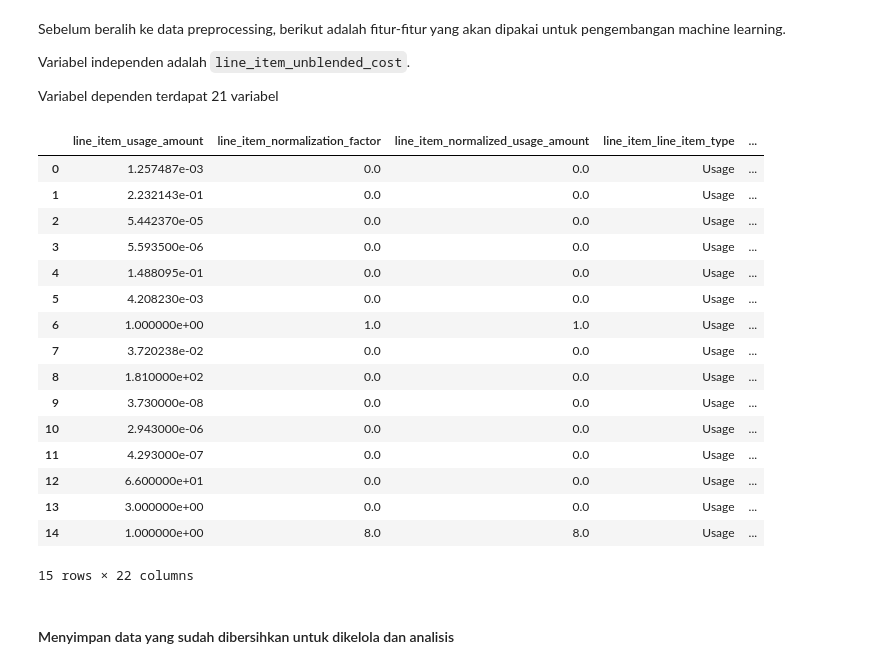
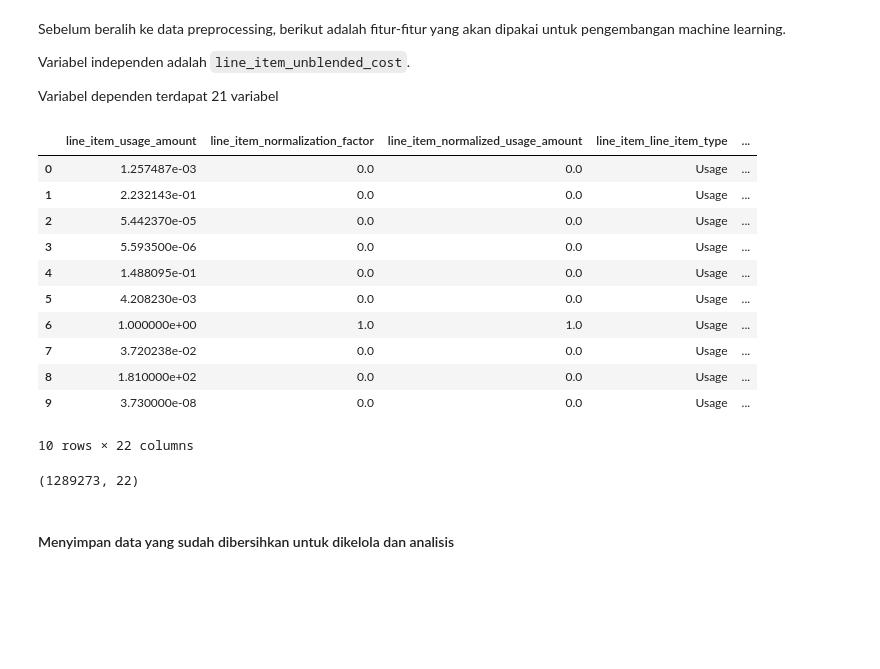
Before and after one commit to diyangraditya/thesis, a Jupyter notebook: Notebooks/main.ipynb, the cells around one changed output. Cells and saved outputs as stored; diff of their text form; code cells hidden in the pictures; blank space fills up the shorter version.

```diff
--- a/Notebooks/main.ipynb
+++ b/Notebooks/main.ipynb
@@ -650,0 +695,13 @@ detail kolom `hour_of_day` : jam
+# %%
+# Mendefinisikan list kolom yang berisi data teks/kategorikal
+teks_columns = [
+    "line_item_line_item_type", "line_item_usage_type", "line_item_operation",
+    "product_region", "product_to_location", "product_from_location",
+    "product_transfer_type", "line_item_product_code", "product_product_family",
+    "pricing_term", "pricing_unit", "resource_tags_user_customer",
+    "resource_tags_user_project", "resource_tags_user_project_owner",
+    "resource_tags_user_tech_owner"
+]
+
+# OPSI 2: Mengubah menjadi tipe 'category'
+df_cleaned1[teks_columns] = df_cleaned1[teks_columns].astype("category")
@@ -741,25 +787,24 @@ Variabel independen adalah `line_item_unblended_cost`.
 
 Variabel dependen terdapat 21 variabel
 # %%
-df_cleaned1.head(15)
+df_cleaned1.head(10)
 # %% [output]
 |  | line_item_usage_amount | line_item_normalization_factor | line_item_normalized_usage_amount | line_item_line_item_type | ... |
 | 0 | 1.257487e-03 | 0.0 | 0.0 | Usage | ... |
 | 1 | 2.232143e-01 | 0.0 | 0.0 | Usage | ... |
 | 2 | 5.442370e-05 | 0.0 | 0.0 | Usage | ... |
 | 3 | 5.593500e-06 | 0.0 | 0.0 | Usage | ... |
 | 4 | 1.488095e-01 | 0.0 | 0.0 | Usage | ... |
 | 5 | 4.208230e-03 | 0.0 | 0.0 | Usage | ... |
 | 6 | 1.000000e+00 | 1.0 | 1.0 | Usage | ... |
 | 7 | 3.720238e-02 | 0.0 | 0.0 | Usage | ... |
 | 8 | 1.810000e+02 | 0.0 | 0.0 | Usage | ... |
 | 9 | 3.730000e-08 | 0.0 | 0.0 | Usage | ... |
-| 10 | 2.943000e-06 | 0.0 | 0.0 | Usage | ... |
-| 11 | 4.293000e-07 | 0.0 | 0.0 | Usage | ... |
-| 12 | 6.600000e+01 | 0.0 | 0.0 | Usage | ... |
-| 13 | 3.000000e+00 | 0.0 | 0.0 | Usage | ... |
-| 14 | 1.000000e+00 | 8.0 | 8.0 | Usage | ... |
-15 rows × 22 columns
+10 rows × 22 columns
+# %%
+df_cleaned1.shape
+# %% [output]
+(1289273, 22)
 # %% [markdown]
 #### Menyimpan data yang sudah dibersihkan untuk dikelola dan analisis
 # %%
```
Also changed, not shown: parts of 21 cells of this notebook.
